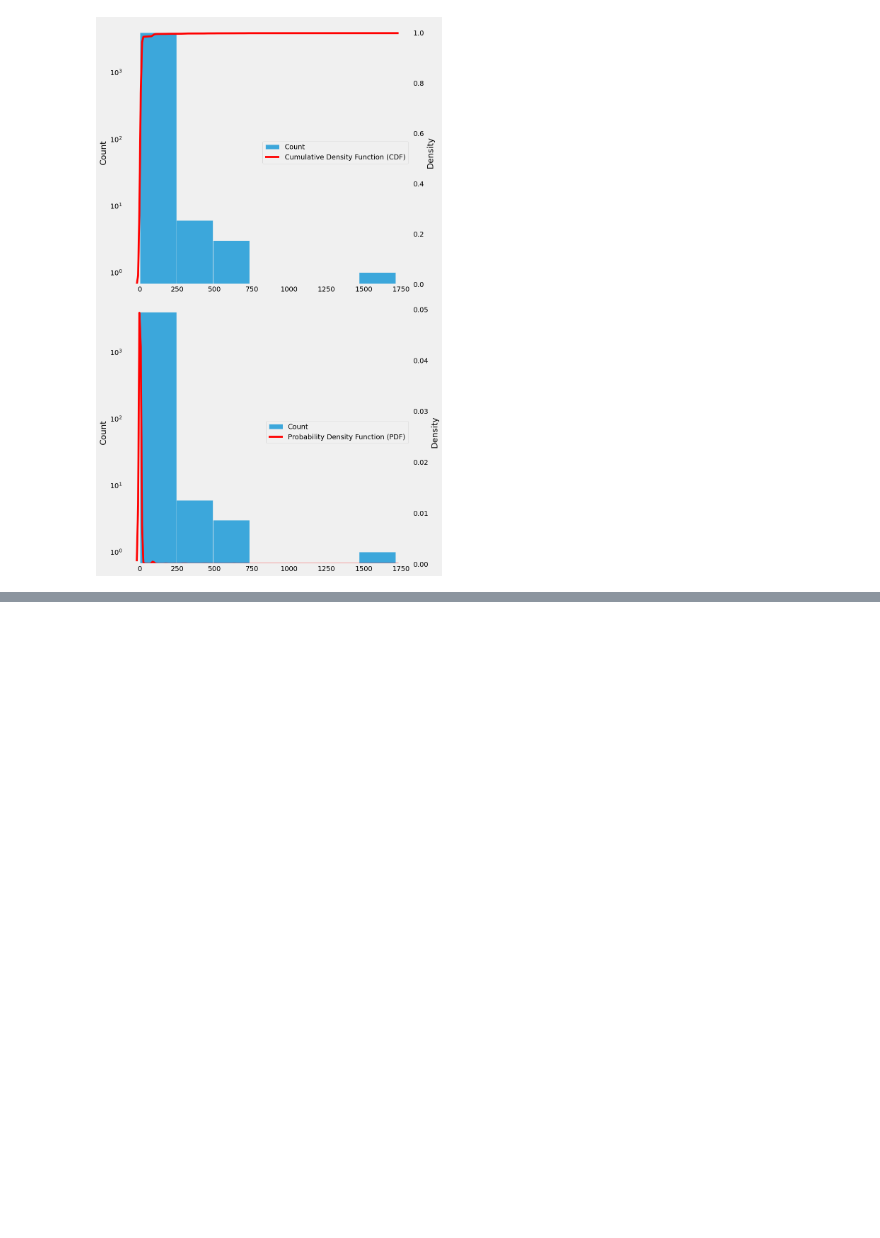
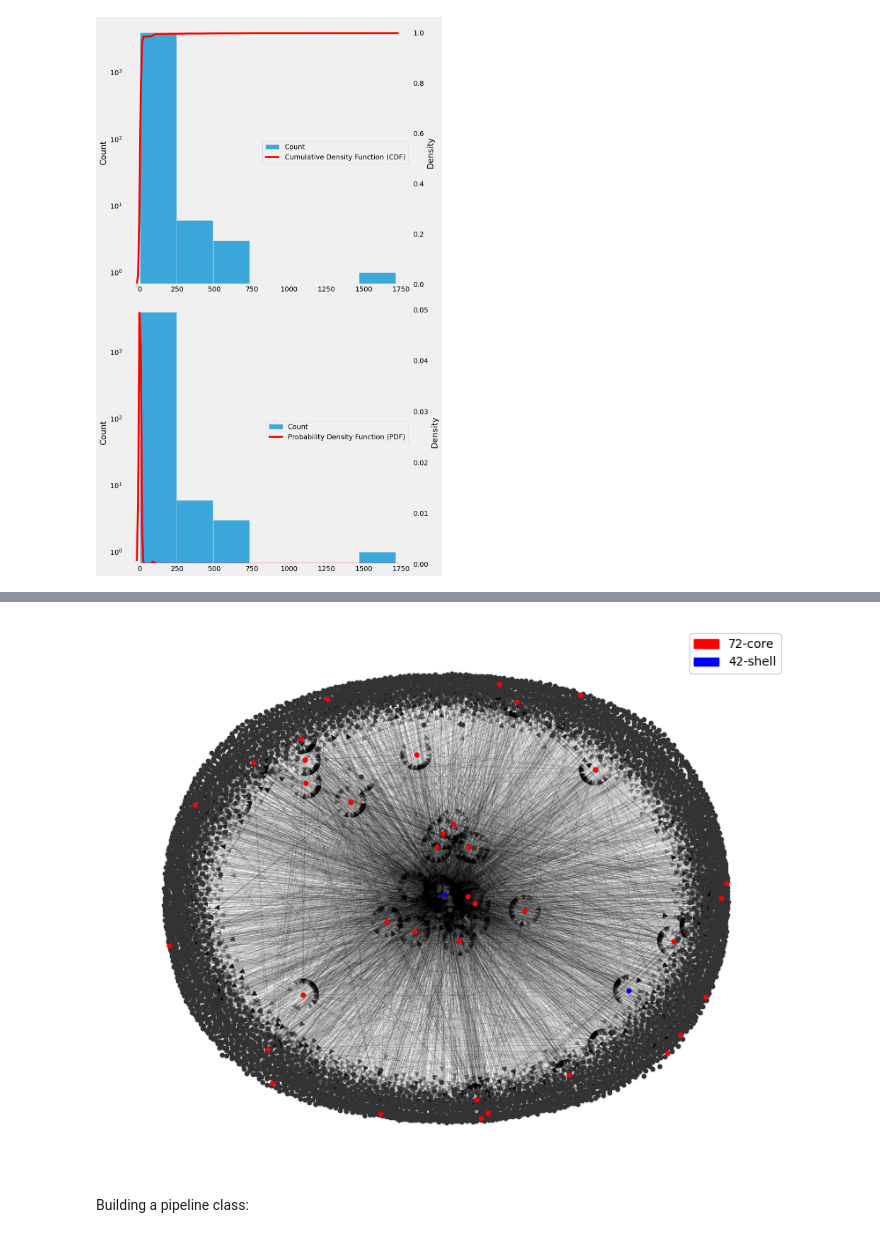
Before and after one commit to JoaoGabrielRA/AEDIIJ, a Jupyter notebook: week11/projectU2P3.ipynb, the cells around one changed output, grey strips where cells are left out. Cells and saved outputs as stored; diff of their text form; code cells hidden in the pictures; blank space fills up the shorter version.

Commit message:
attempt at making pipeline

```diff
--- a/week11/projectU2P3.ipynb
+++ b/week11/projectU2P3.ipynb
@@ -366,0 +379,46 @@ plt.show()
+# %%
+# the degree of network(g2)
+fig, ax = plt.subplots(1,1,figsize=(10,8))
+
+# Find k-cores
+g_core_42 = nx.k_shell(g, 42)
+g_core_72 = nx.k_core(g, 72)
+
+# layout position
+pos = nx.spring_layout(g,seed=123456789,k=1)
+
+# draw edges
+nx.draw_networkx_edges(g,
+                       pos=pos,
+                       width=0.1,
+                       alpha=0.4, ax=ax)
+
+# draw nodes
+nodes = nx.draw_networkx_nodes(g,
+                 pos=pos,
+                 node_size=10,
+                 node_color="#333333")
+
+# draw nodes
+nodes = nx.draw_networkx_nodes(g_core_42,
+                 pos=pos,
+                 node_size=10,
+                 node_color="blue")
+
+nodes = nx.draw_networkx_nodes(g_core_72,
+                 pos=pos,
+                 node_size=10,
+                 node_color="red")
+
+# static legend
+red_patch = mpatches.Patch(color='red', label='72-core')
+blue_patch = mpatches.Patch(color='blue', label='42-shell')
+plt.legend(handles=[red_patch,blue_patch])
+
+plt.axis("off")
+plt.savefig('k-core_sociopatterns.png', transparent=True,dpi=600)
+plt.show()
+# %% [output]
+[figure, added]
+# %% [markdown]
+Building a pipeline class:
```
Also changed, not shown: parts of 20 cells of this notebook, 4 other files.
